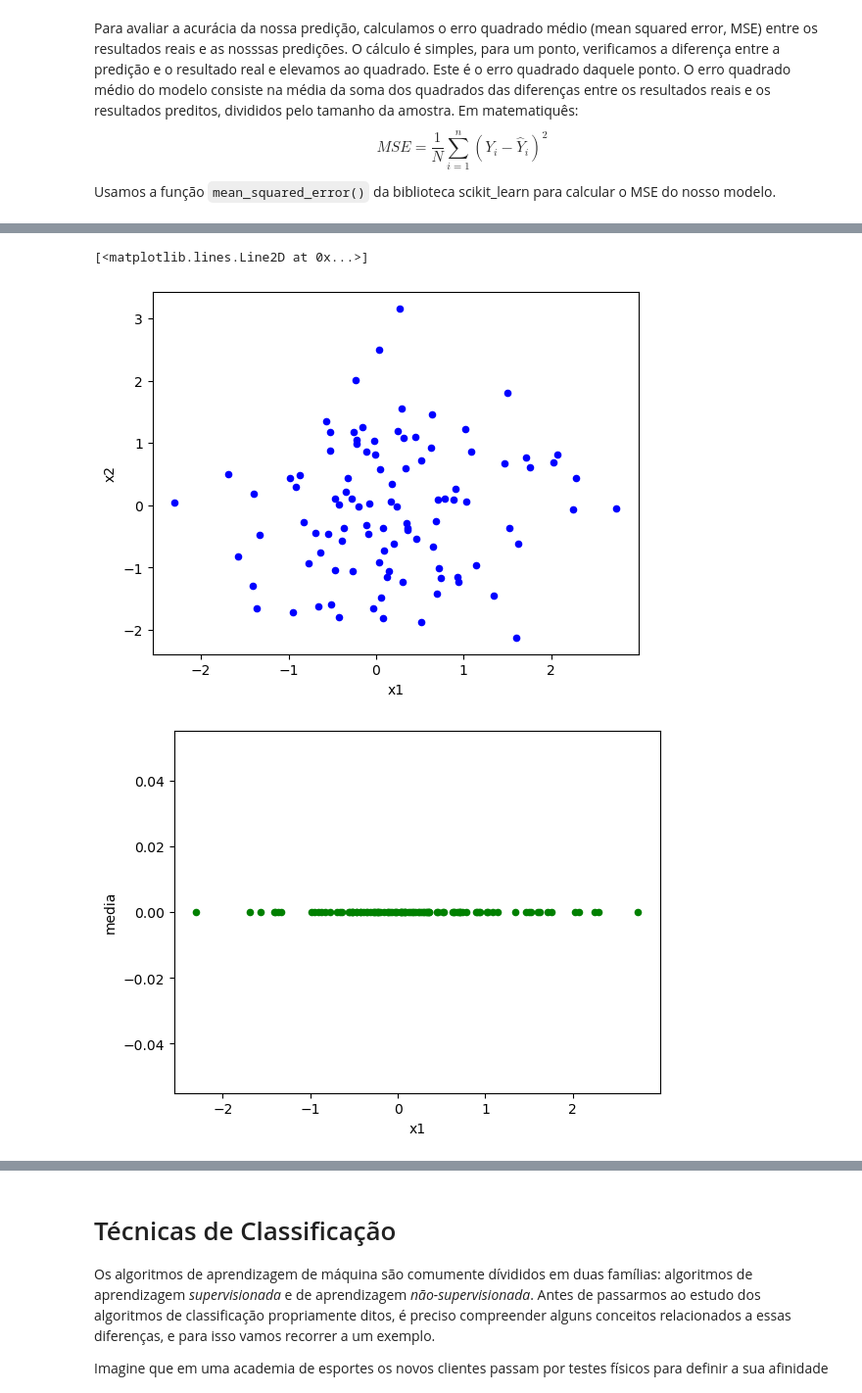
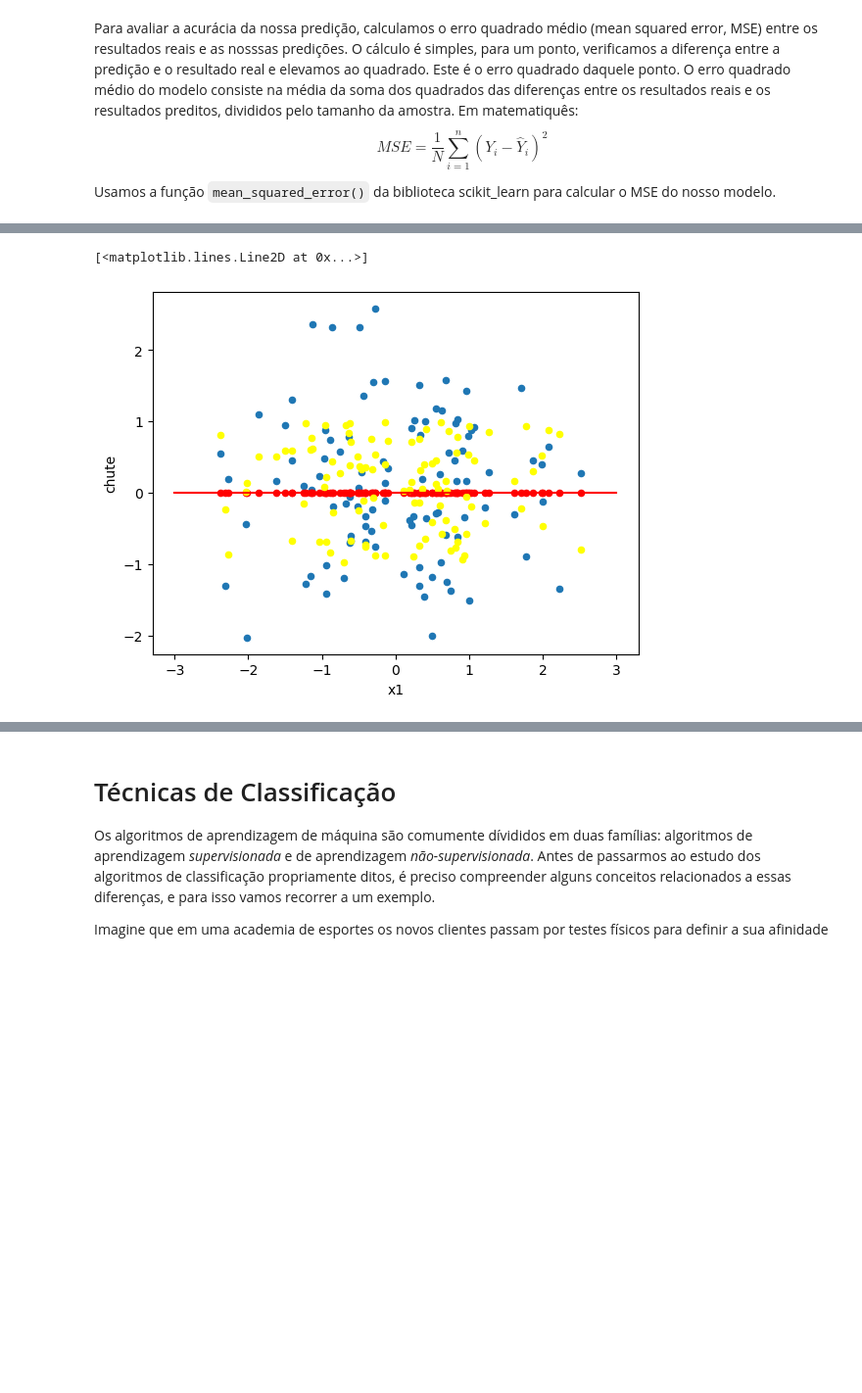
Before and after one commit to samicoluiz/laai_algos_classificacao, a Jupyter notebook: algos_classificacao.ipynb, the cells around one changed output, grey strips where cells are left out. Shown: that part at 98% size. Cells and saved outputs as stored; diff of their text form; code cells hidden in the pictures; blank space fills up the shorter version.

Commit message:
corrigido o grafico de chutes vs media

```diff
--- a/algos_classificacao.ipynb
+++ b/algos_classificacao.ipynb
@@ -52,10 +52,9 @@ Erro quadrado médio da média:  0.8769623347353737
 # %%
-df_pre.plot.scatter(x='x1', y='x2', c='blue')
-df_pre.plot.scatter(x='x1', y='media', c='green')
-df_pre.plot.scatter(x='x1', y='chute', c='yellow')
+ax1 = df_pre.plot(kind='scatter', x='x1', y='x2')
+ax2 = df_pre.plot(kind='scatter', x='x1', y='media', c='red', ax=ax1)
+ax3 = df_pre.plot(kind='scatter', x='x1', y='chute', c='yellow', ax=ax1)
 # desenhe uma linha par a média do grafico acima
 plt.plot([-3, 3], [0, 0], color='red', linestyle='-')
 # %% [output]
 [<matplotlib.lines.Line2D at 0x...>]
-[figure, old version]
+[figure, new version]
-[figure, removed]
```
Also changed, not shown: parts of 5 cells of this notebook.
